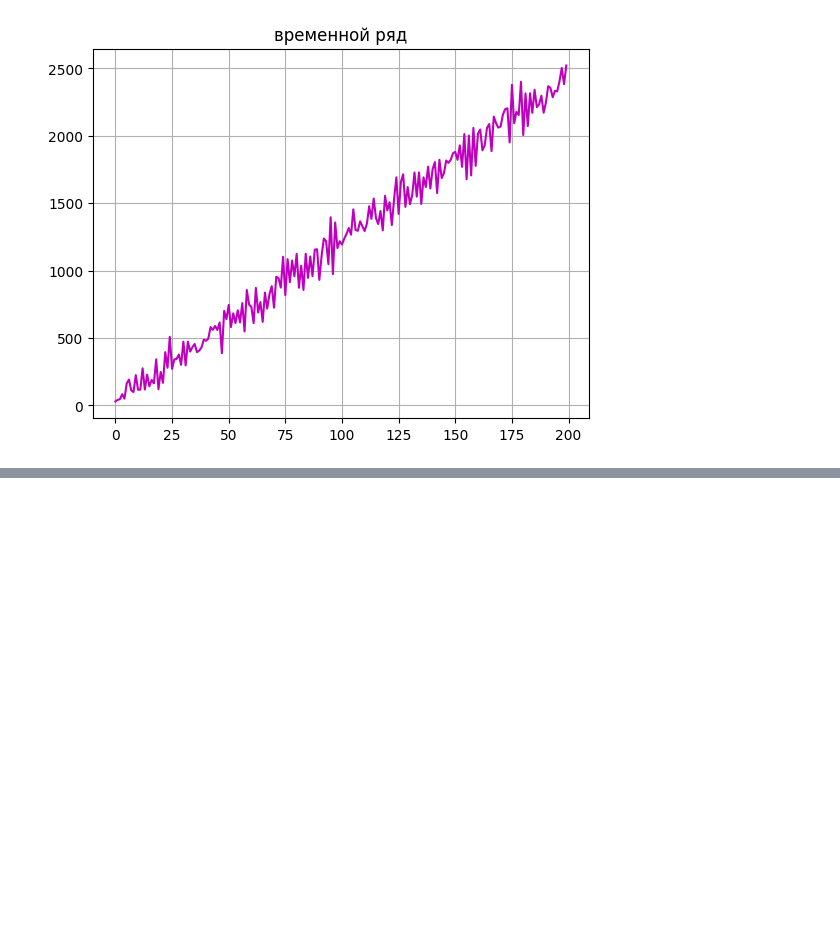
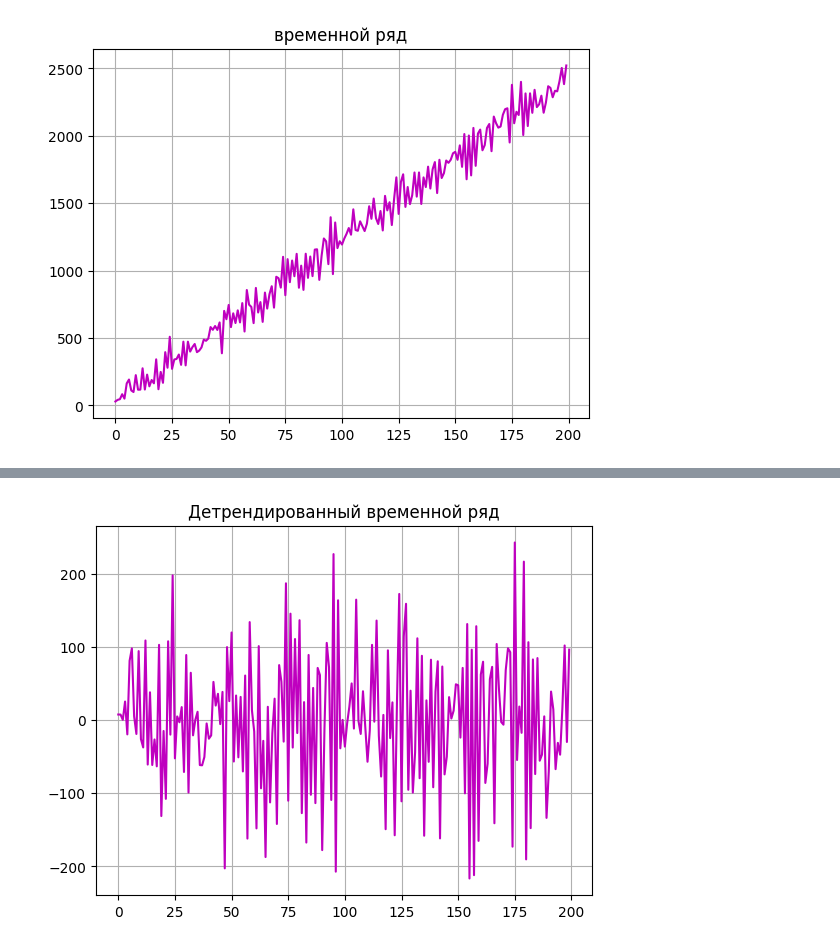
Before and after one commit to VladousSparrowous/HSE-homeworks, a Jupyter notebook: Time_Series_classification.ipynb, the cells around one changed output, grey strips where cells are left out. Cells and saved outputs as stored; diff of their text form; code cells hidden in the pictures; blank space fills up the shorter version.

```diff
--- a/Time_Series_classification.ipynb
+++ b/Time_Series_classification.ipynb
@@ -124,12 +32,0 @@ $$
-# %%
-import statsmodels.api as sm
-
-X = Time_Series.copy()
-
-dX = np.diff(X)           # dX_t
-t = np.arange(1, len(X))  # тренд
-
-X = sm.add_constant(np.arange(1, len(dX)+1))
-
-model = sm.OLS(dX, X).fit()
-print(model.summary())
@@ -277,17 +32,0 @@ $\Delta X_t = \alpha + \sum_{i=1}^{7} \delta_i \Delta X_{t-i} + \varepsilon_t$
-# %%
-
-X = Time_Series.copy()
-dX = np.diff(X)
-
-p = 7
-lagged_dX = np.column_stack([np.roll(dX, i) for i in range(1, p+1)])
-
-# обрезка
-dX_trim = dX[p:]
-lagged_dX_trim = lagged_dX[p:]
-
-# ТОЛЬКО лаги dX (без X_{t-1})
-X_mat = sm.add_constant(lagged_dX_trim)
-
-model = sm.OLS(dX_trim, X_mat).fit()
-print(model.summary())
@@ -350,0 +174,8 @@ print("Прогноз уровня X_{t+1}:", X_next_level)
+# %%
+import statsmodels.api as sm
+
+n = len(Time_Series)
+time = np.arange(n)
+X = sm.add_constant(time)
+model_ols = sm.OLS(Time_Series, X).fit()
+model_ols.summary()
@@ -350,0 +233,8 @@ print("Прогноз уровня X_{t+1}:", X_next_level)
+# %%
+detrended_TS = Time_Series.copy() - model_ols.predict(X)
+
+plt.title('Детрендированный временной ряд')
+plt.plot(detrended_TS, 'm')
+plt.grid()
+# %% [output]
+[figure, added]
```
Also changed, not shown: parts of 37 cells of this notebook.
